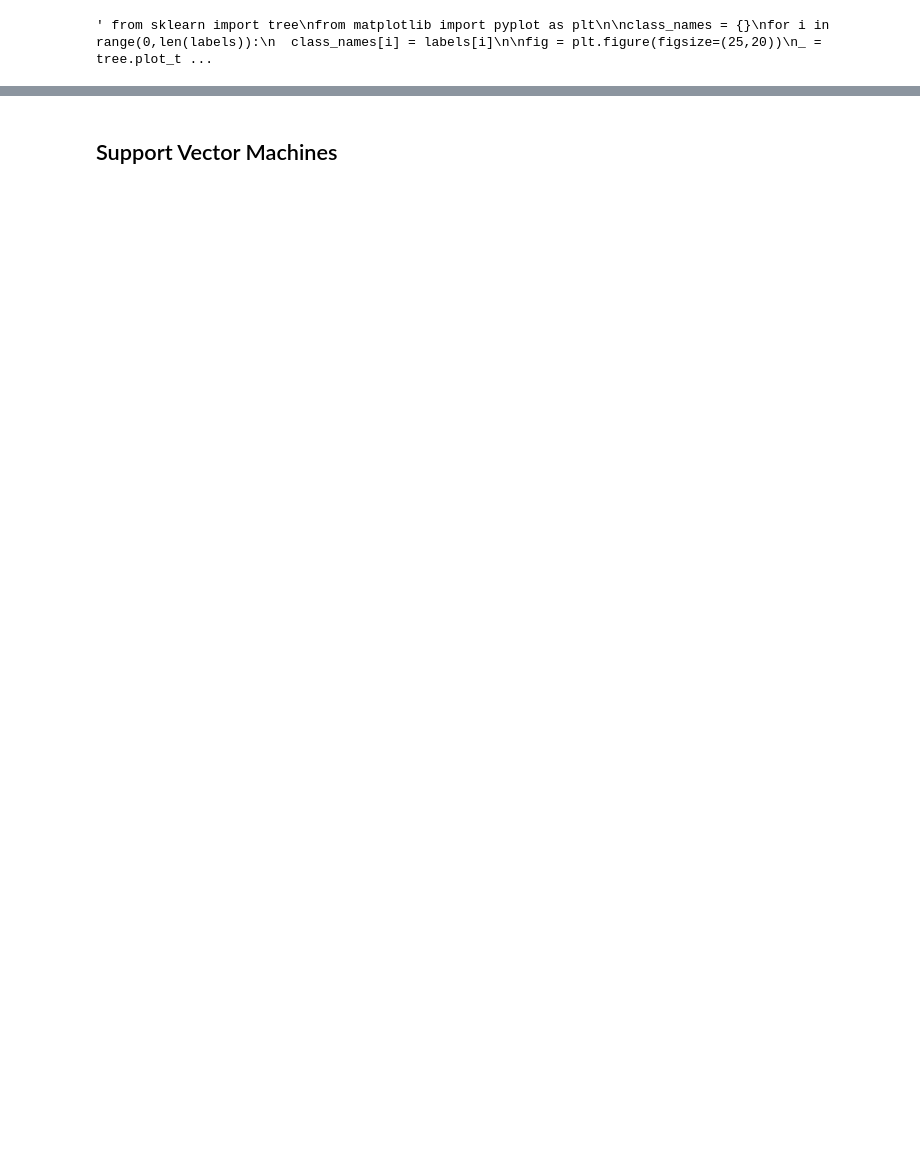
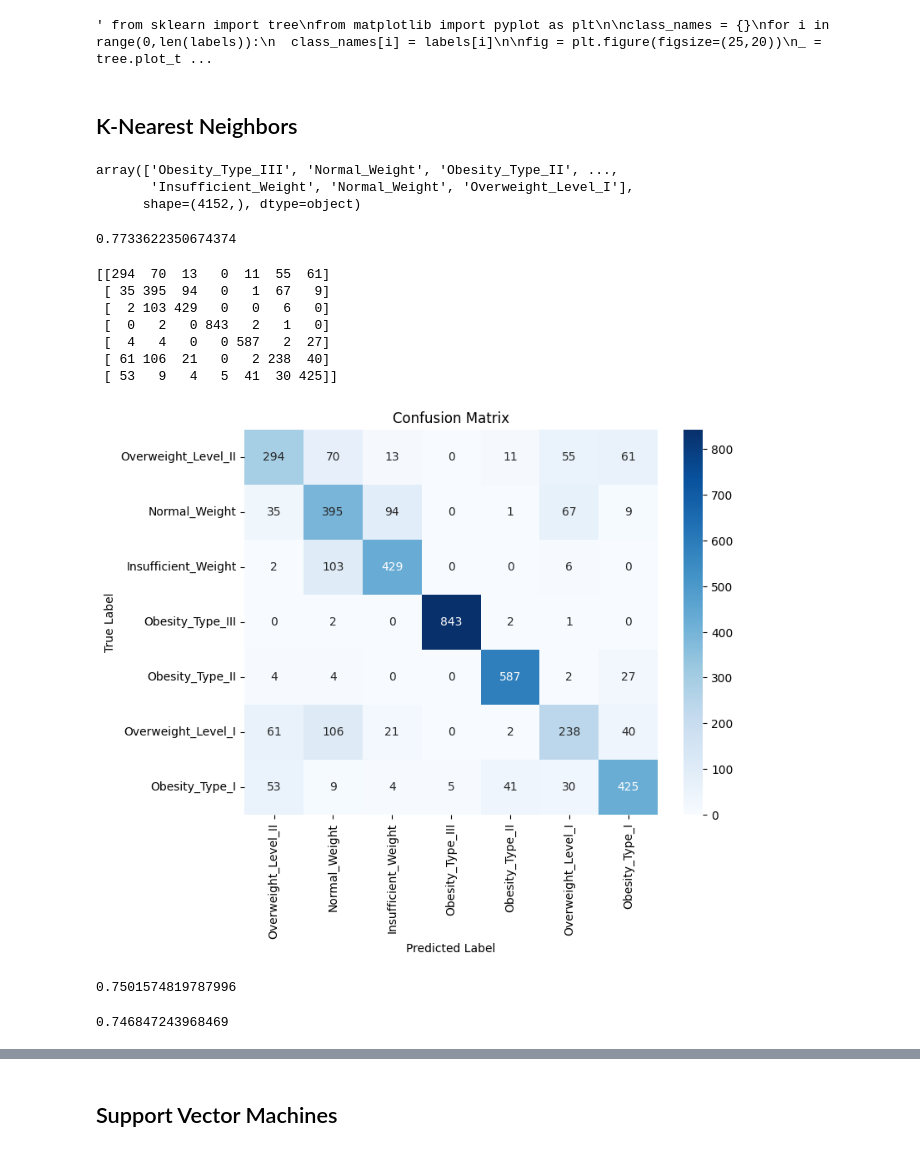
Before and after one commit to rubuy-74/feup-ia, a Jupyter notebook: proj2/main.ipynb, the cells around one changed output, grey strips where cells are left out. Drawn from its saved outputs; the diff is of its cells as text; code cells hidden in the pictures; blank space fills up the shorter version.

```diff
--- a/proj2/main.ipynb
+++ b/proj2/main.ipynb
@@ -230,3 +239,67 @@ if("NObeyesdad" in categorical_cols):
 x = pd.get_dummies(x, columns=categoricals_cols_no_result, drop_first=True)
 
 x_train, x_test, y_train, y_test = train_test_split(x,y,test_size=0.20)
+# %% [markdown]
+## K-Nearest Neighbors
+# %%
+
+from sklearn.preprocessing import StandardScaler
+from sklearn.neighbors import KNeighborsClassifier
+
+# Standardize the features
+scaler = StandardScaler()
+x_train_scaled = scaler.fit_transform(x_train)
+x_test_scaled = scaler.transform(x_test)
+
+knn = KNeighborsClassifier(n_neighbors=8)
+knn = knn.fit(x_train_scaled, y_train)
+# %%
+# do actual predictions
+predictions = knn.predict(x_test_scaled)
+predictions
+# %% [output]
+array(['Obesity_Type_III', 'Normal_Weight', 'Obesity_Type_II', ...,
+       'Insufficient_Weight', 'Normal_Weight', 'Overweight_Level_I'],
+      shape=(4152,), dtype=object)
+# %%
+# check accuracy
+from sklearn.metrics import accuracy_score
+
+print(accuracy_score(y_test,predictions))
+# %% [output]
+0.7733622350674374
+# %%
+# check accuracy
+from sklearn.metrics import confusion_matrix
+
+conf_matrix = confusion_matrix(y_test,predictions,labels=labels)
+
+plt.figure(figsize=(8, 6))
+sns.heatmap(conf_matrix, annot=True, fmt='d', cmap='Blues', xticklabels=labels, yticklabels=labels)
+plt.title("Confusion Matrix")
+plt.xlabel("Predicted Label")
+plt.ylabel("True Label")
+
+print(conf_matrix)
+# %% [output]
+[[294  70  13   0  11  55  61]
+ [ 35 395  94   0   1  67   9]
+ [  2 103 429   0   0   6   0]
+ [  0   2   0 843   2   1   0]
+ [  4   4   0   0 587   2  27]
+ [ 61 106  21   0   2 238  40]
+ [ 53   9   4   5  41  30 425]]
+[figure, added]
+# %%
+# check accuracy
+from sklearn.metrics import precision_score
+
+print(precision_score(y_test,predictions,average='macro')) # i don't know why macro
+# %% [output]
+0.7501574819787996
+# %%
+from sklearn.metrics import recall_score
+
+recall_score(y_test, predictions,average='macro') # i don't know why macro
+# %% [output]
+0.746847243968469
```
Also changed, not shown: parts of 14 cells of this notebook.
